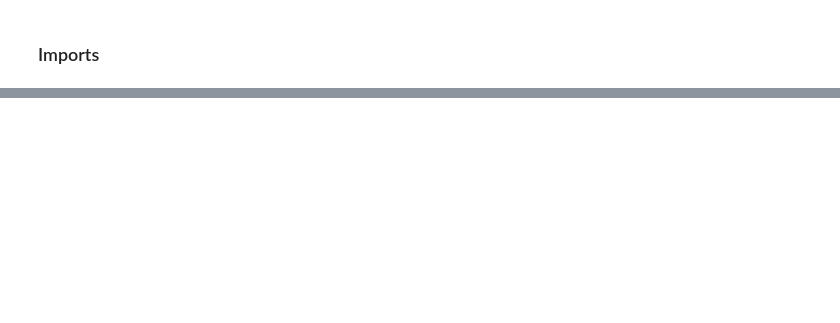
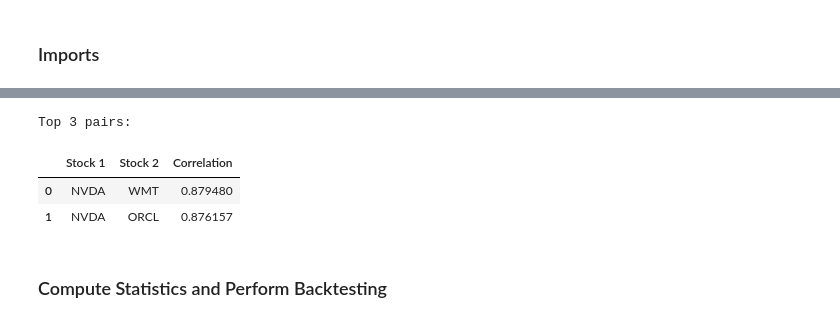
Before and after one commit to ArjunPatel32/MMR_ML_Trading, a Jupyter notebook: main.ipynb, the cells around one changed output, grey strips where cells are left out. Drawn from its saved outputs; the diff is of its cells as text; code cells hidden in the pictures; blank space fills up the shorter version.

```diff
--- a/main.ipynb
+++ b/main.ipynb
@@ -281,0 +118,9 @@ P value for the Augmented Dickey-Fuller Test is 0.8866942858454001
+# %%
+top_3_pairs = high_corr_df.head(3)
+print("Top 3 pairs:")
+display(top_3_pairs)
+# %% [output]
+Top 3 pairs:
+|  | Stock 1 | Stock 2 | Correlation |
+| 0 | NVDA | WMT | 0.879480 |
+| 1 | NVDA | ORCL | 0.876157 |
@@ -281,0 +130,2 @@ P value for the Augmented Dickey-Fuller Test is 0.8866942858454001
+# %% [markdown]
+### Compute Statistics and Perform Backtesting
```
Also changed, not shown: parts of 27 cells of this notebook, 4 other files.
